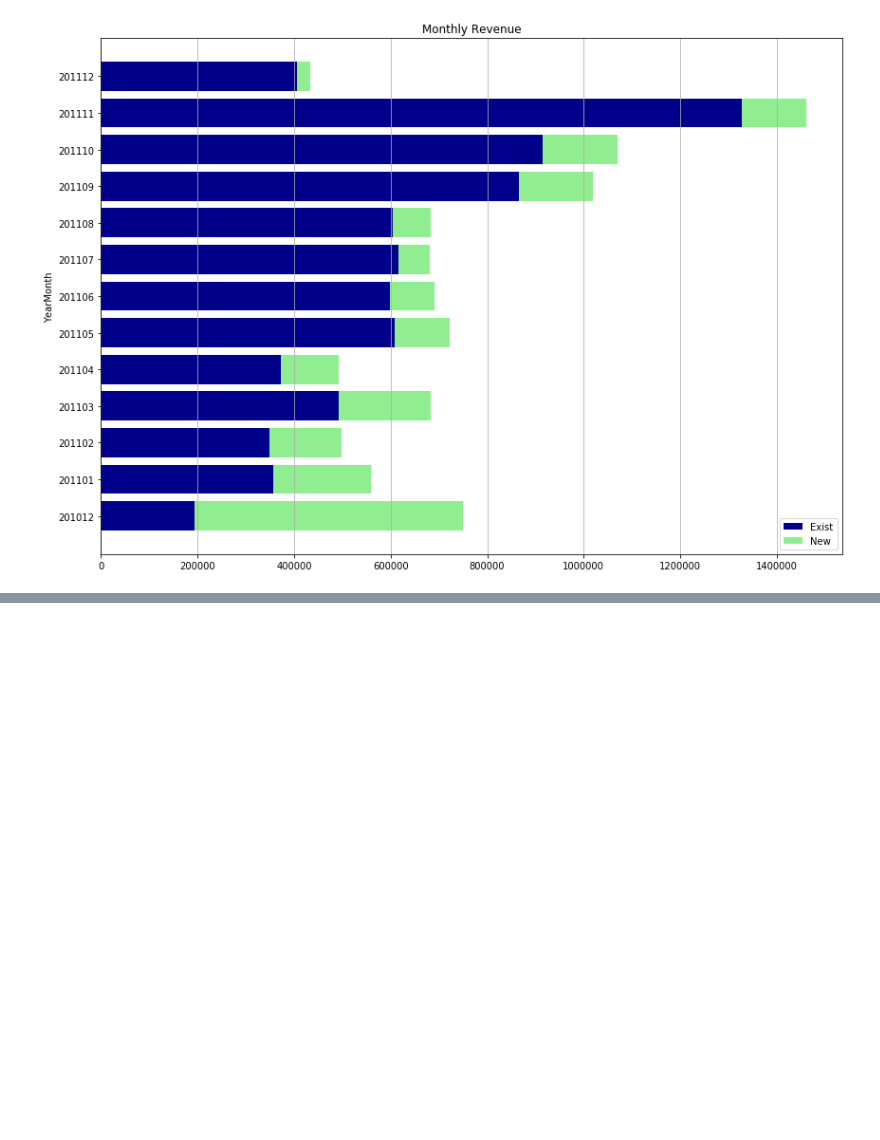
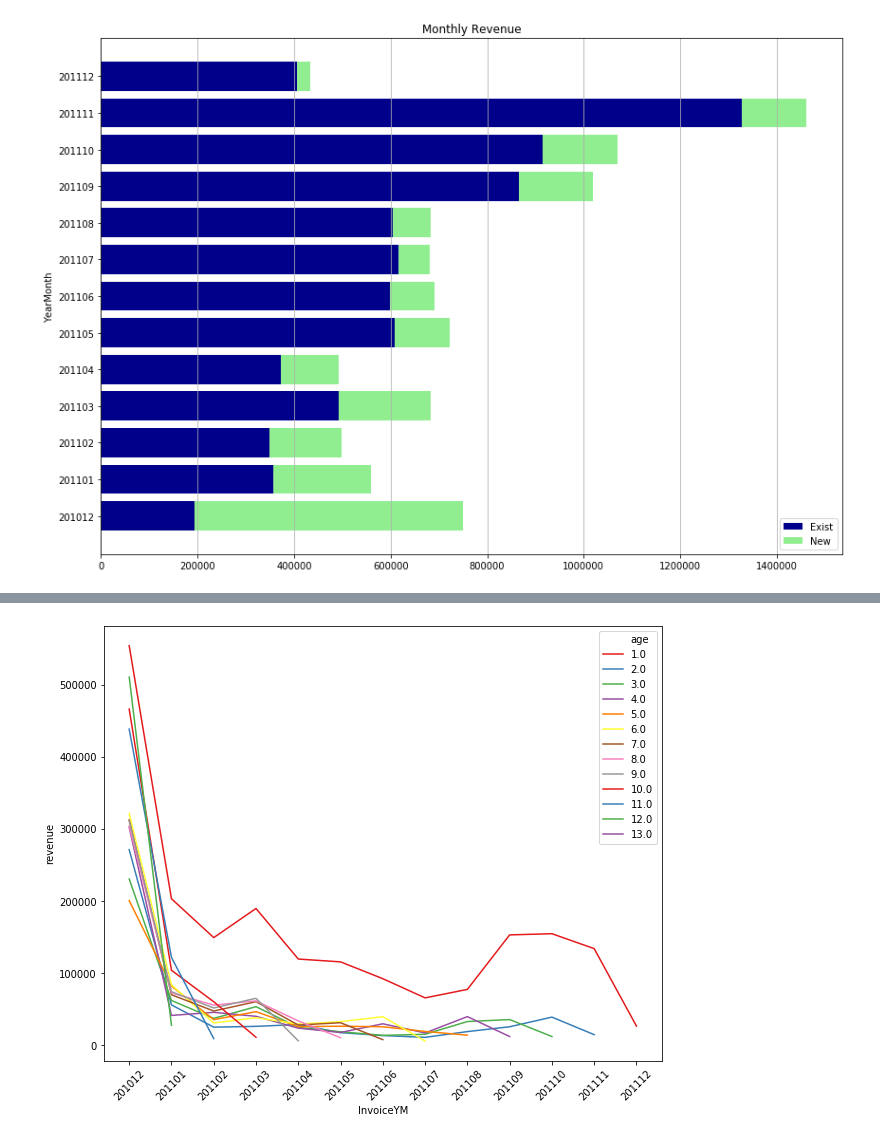
Before and after one commit to AilingLiu/Growth_Analysis, a Jupyter notebook: Monthly_Revenue.ipynb, the cells around one changed output, grey strips where cells are left out. Cells and saved outputs as stored; diff of their text form; code cells hidden in the pictures; blank space fills up the shorter version.

Commit message:
monthly revenue by cohort

```diff
--- a/Monthly_Revenue.ipynb
+++ b/Monthly_Revenue.ipynb
@@ -59,0 +62,23 @@ plt.grid(axis='x')
+# %%
+def get_year_month(col, format='%Y%m'):
+  year =  pd.to_datetime(col, format=format).dt.year
+  month = pd.to_datetime(col, format=format).dt.month
+  return year, month
+
+inv_year, inv_month = get_year_month(retail['InvoiceYM'])
+signup_year, signup_month = get_year_month(retail['MinYearMonth'])
+retail['cohortid'] =(inv_year-signup_year)*12 + (inv_month-signup_month)+1
+# %%
+grouping_count = retail.groupby(['InvoiceYM', 'cohortid'])
+cohort_data = grouping_count['Revenue'].sum()
+cohort_data = cohort_data.reset_index()
+
+cohort_counts = cohort_data.pivot(index='InvoiceYM',
+                                  columns='cohortid',
+                                  values='Revenue')
+
+newdf = pd.DataFrame(index=cohort_counts.index)
+for i in range(len(cohort_counts)):
+  newdf = newdf.join(cohort_counts.iloc[:, i].shift(-i))
+
+newdf
@@ -59,0 +101,11 @@ plt.grid(axis='x')
+# %%
+import seaborn as sns
+temp = newdf.reset_index()
+tem = pd.melt(temp, ['InvoiceYM'], value_name='revenue', var_name='age')
+
+plt.figure(figsize=(10, 8))
+sns.lineplot(x='InvoiceYM', y='revenue', hue='age', palette ="Set1", data = tem)
+plt.xticks(rotation=45)
+plt.show()s
+# %% [output]
+[figure, added]
```
Also changed, not shown: parts of 2 cells of this notebook.
